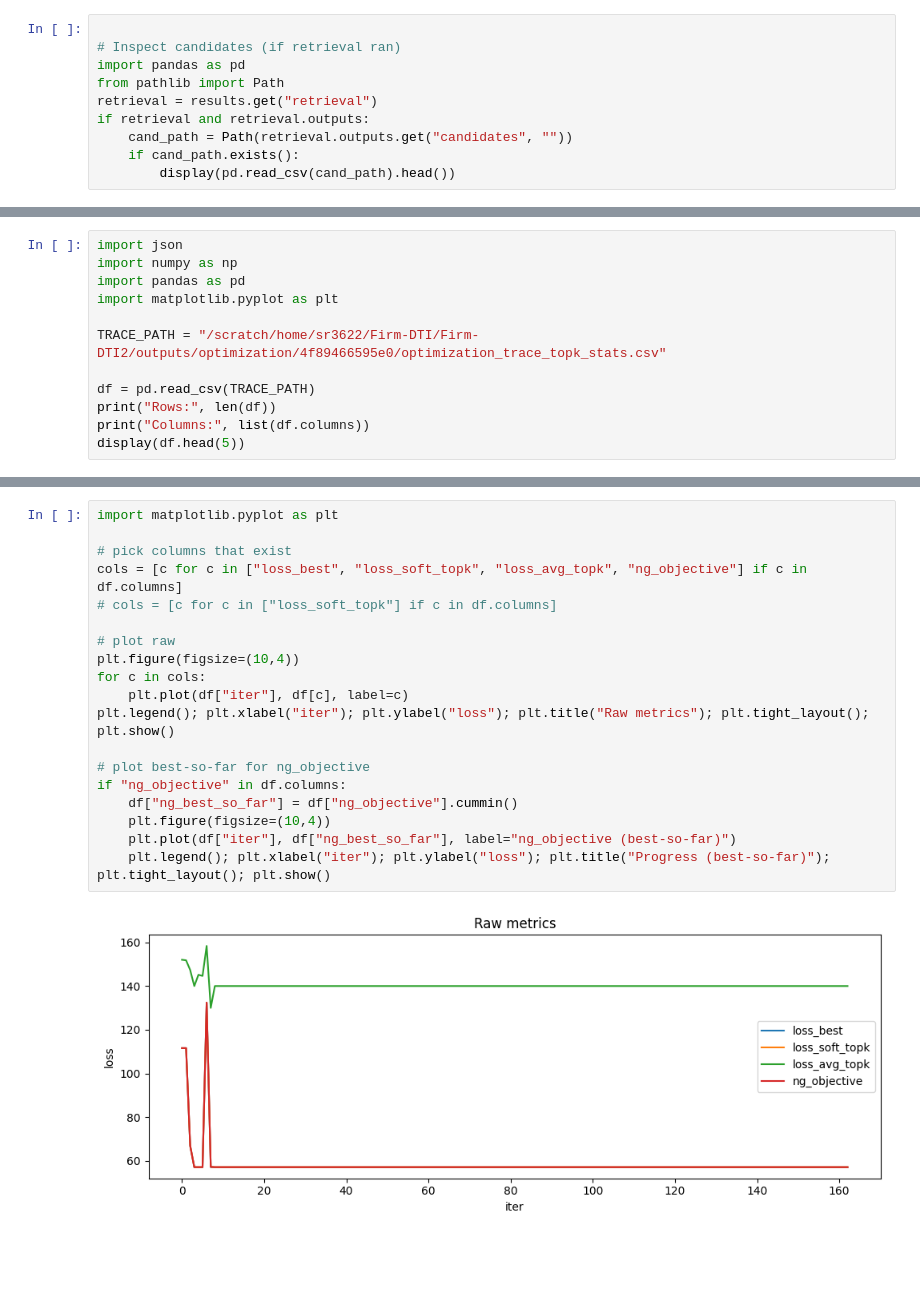
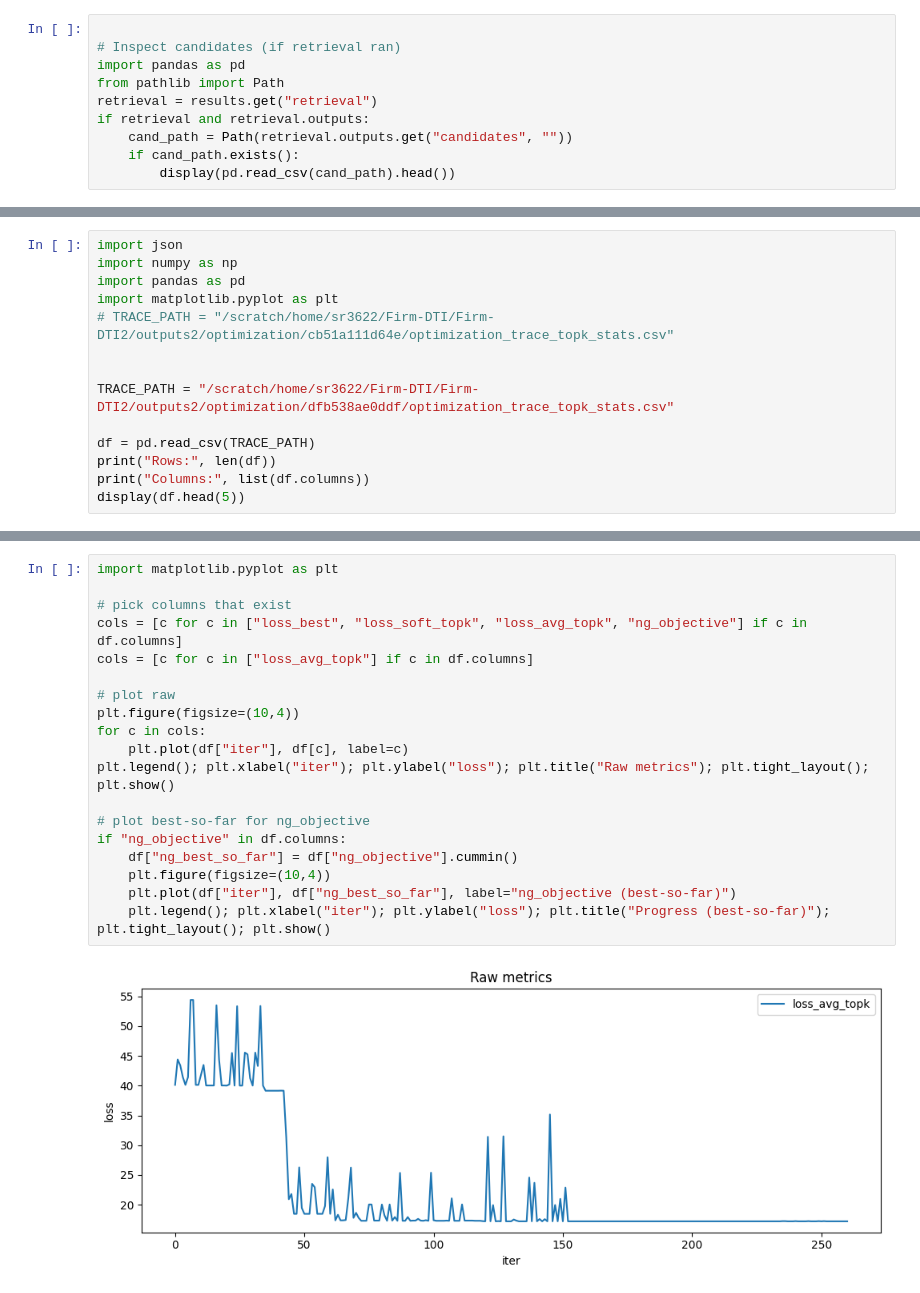
Before and after one commit to EESI/nevermore, a Jupyter notebook: notebooks/run_nevermore.ipynb, the cells around one changed output, grey strips where cells are left out. Drawn from its saved outputs; the diff is of its cells as text; blank space fills up the shorter version.

```diff
--- a/notebooks/run_nevermore.ipynb
+++ b/notebooks/run_nevermore.ipynb
@@ -73,8 +89,10 @@ import json
 import numpy as np
 import pandas as pd
 import matplotlib.pyplot as plt
+# TRACE_PATH = "/scratch/home/sr3622/Firm-DTI/Firm-DTI2/outputs2/optimization/cb51a111d64e/optimization_trace_topk_stats.csv"
 
-TRACE_PATH = "/scratch/home/sr3622/Firm-DTI/Firm-DTI2/outputs/optimization/4f89466595e0/optimization_trace_topk_stats.csv"
+
+TRACE_PATH = "/scratch/home/sr3622/Firm-DTI/Firm-DTI2/outputs2/optimization/dfb538ae0ddf/optimization_trace_topk_stats.csv"
 
 df = pd.read_csv(TRACE_PATH)
 print("Rows:", len(df))
@@ -92,21 +110,21 @@ Columns: ['iter', 'K', 'nn_k', 'loss_best', 'loss_avg_topk', 'loss_soft_topk', '
 # %%
 import matplotlib.pyplot as plt
 
 # pick columns that exist
 cols = [c for c in ["loss_best", "loss_soft_topk", "loss_avg_topk", "ng_objective"] if c in df.columns]
-# cols = [c for c in ["loss_soft_topk"] if c in df.columns]
+cols = [c for c in ["loss_avg_topk"] if c in df.columns]
 
 # plot raw
 plt.figure(figsize=(10,4))
 for c in cols:
     plt.plot(df["iter"], df[c], label=c)
 plt.legend(); plt.xlabel("iter"); plt.ylabel("loss"); plt.title("Raw metrics"); plt.tight_layout(); plt.show()
 
 # plot best-so-far for ng_objective
 if "ng_objective" in df.columns:
     df["ng_best_so_far"] = df["ng_objective"].cummin()
     plt.figure(figsize=(10,4))
     plt.plot(df["iter"], df["ng_best_so_far"], label="ng_objective (best-so-far)")
     plt.legend(); plt.xlabel("iter"); plt.ylabel("loss"); plt.title("Progress (best-so-far)"); plt.tight_layout(); plt.show()
 # %% [output]
-[figure, old version]
+[figure, new version]
```
Also changed, not shown: parts of 5 cells of this notebook, 3 other files.
